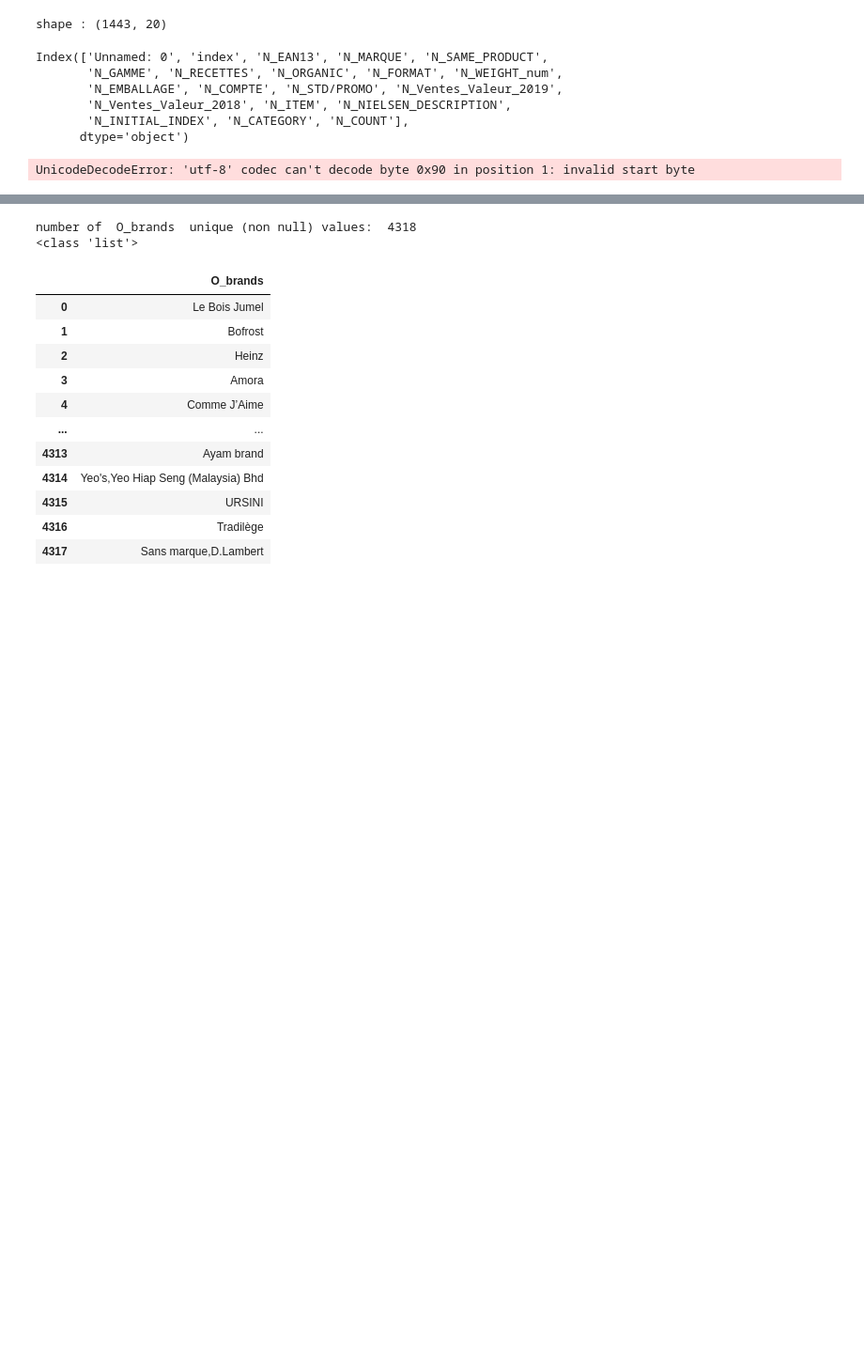
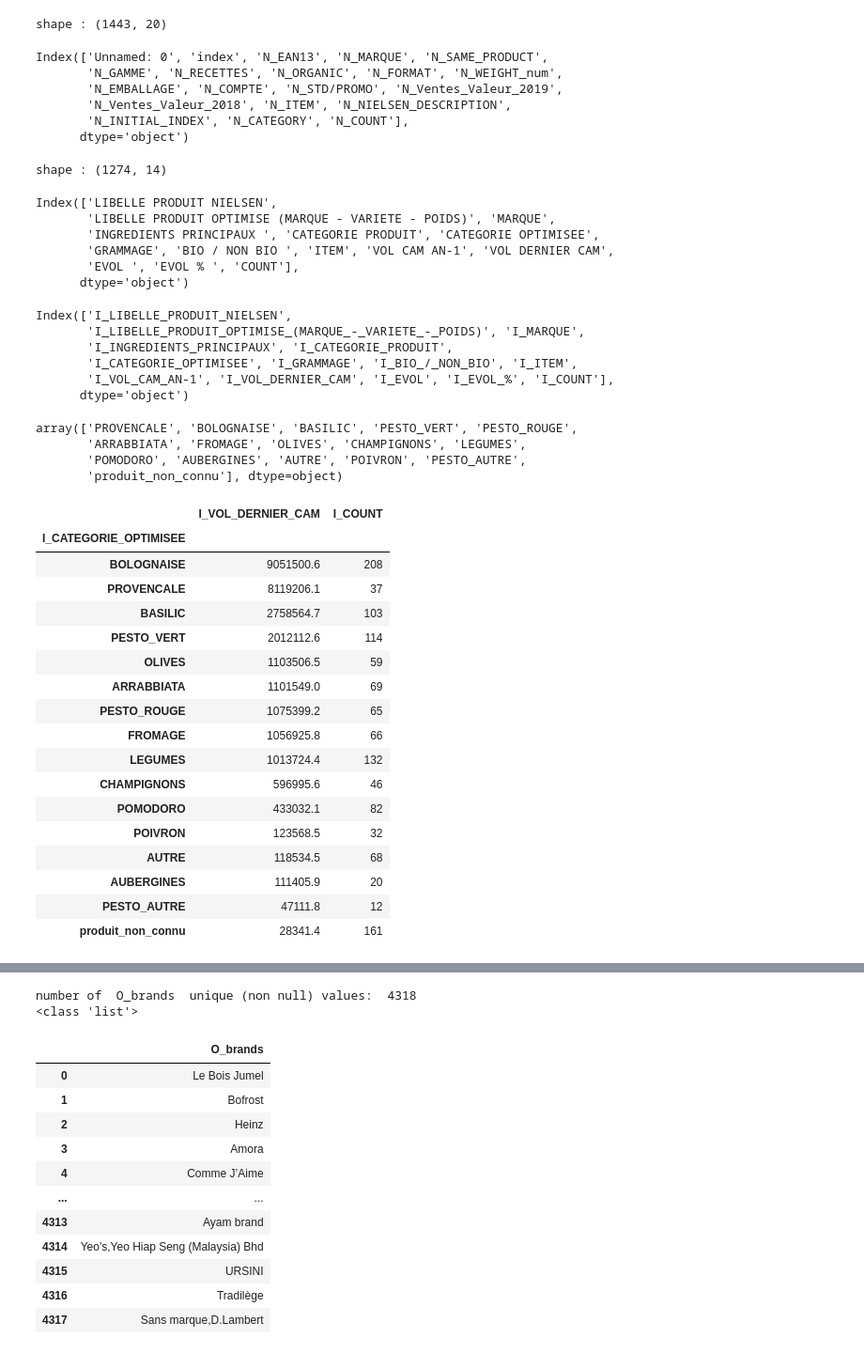
Before and after one commit to alex-toy/italians_do_it_better, a Jupyter notebook: M_MERGE/PRODUCT_TRAINING_DATA_O_N.ipynb, the cells around one changed output, grey strips where cells are left out. Shown at 94% size. Saved outputs shown, nothing was run; the diff lists cells and outputs as text; code cells hidden in the pictures; blank space fills up the shorter version.

```diff
--- a/M_MERGE/PRODUCT_TRAINING_DATA_O_N.ipynb
+++ b/M_MERGE/PRODUCT_TRAINING_DATA_O_N.ipynb
@@ -113,14 +113,40 @@ Index(['Unnamed: 0', 'index', 'N_EAN13', 'N_MARQUE', 'N_SAME_PRODUCT',
 ###################################################
 # 2.2) load labelled data from Italians do it better (fichier Marine)
 
-df_I_PROD=pd.read_csv('../I_ITALIANS/Categories_produits_italians.xlsx',header=4)
+df_I_PROD=pd.read_excel('../I_ITALIANS/Categories_produits_italians_OPTIMISEES.xlsx',header=4)
+df_I_PROD.rename(columns={'CODE EAN ' : 'ITEM'}, inplace=True)
+df_I_PROD['COUNT'] = 1
 print('shape :',df_I_PROD.shape)
+df_I_PROD.columns
 # %% [output]
-UnicodeDecodeError: 'utf-8' codec can't decode byte 0x90 in position 1: invalid start byte
+shape : (1274, 14)
+Index(['LIBELLE PRODUIT NIELSEN',
+       'LIBELLE PRODUIT OPTIMISE (MARQUE - VARIETE - POIDS)', 'MARQUE',
+       'INGREDIENTS PRINCIPAUX ', 'CATEGORIE PRODUIT', 'CATEGORIE OPTIMISEE',
+       'GRAMMAGE', 'BIO / NON BIO ', 'ITEM', 'VOL CAM AN-1', 'VOL DERNIER CAM',
+       'EVOL ', 'EVOL % ', 'COUNT'],
+      dtype='object')
+# %%
+#Adding I_ in front of each column name
+if not df_I_PROD.columns[0][0:2] == 'I_' :
+    for c in df_I_PROD.columns :
+        temp_col=c.strip().replace(' ', '_')
+        df_I_PROD.rename(columns={c : 'I_' + temp_col}, inplace=True)
+df_I_PROD.columns
+# %% [output]
+Index(['I_LIBELLE_PRODUIT_NIELSEN',
+       'I_LIBELLE_PRODUIT_OPTIMISE_(MARQUE_-_VARIETE_-_POIDS)', 'I_MARQUE',
+       'I_INGREDIENTS_PRINCIPAUX', 'I_CATEGORIE_PRODUIT',
+       'I_CATEGORIE_OPTIMISEE', 'I_GRAMMAGE', 'I_BIO_/_NON_BIO', 'I_ITEM',
+       'I_VOL_CAM_AN-1', 'I_VOL_DERNIER_CAM', 'I_EVOL', 'I_EVOL_%', 'I_COUNT'],
+      dtype='object')
 # %%
-#CLEANING UP COLUMNS
-for col in column_str :
-    df_I_PROD[col] = df_I_PROD[col].str.strip()
-    df_I_PROD[col] = df_I_PROD[col].str.replace('\s', '_', regex=True)
-    df_I_PROD[col] = df_I_PROD[col].str.replace('_+', '_', regex=True)
-df_N_ALL.columns
+df_I_PROD['I_CATEGORIE_OPTIMISEE'] = df_I_PROD['I_CATEGORIE_OPTIMISEE'].str.strip()
+df_I_PROD['I_CATEGORIE_OPTIMISEE'] = df_I_PROD['I_CATEGORIE_OPTIMISEE'].str.replace('\s', '_', regex=True)
+#df_I_PROD[col] = df_I_PROD[col].str.replace('_+', '_', regex=True)
+df_I_PROD['I_CATEGORIE_OPTIMISEE'].unique()
+# %% [output]
+array(['PROVENCALE', 'BOLOGNAISE', 'BASILIC', 'PESTO_VERT', 'PESTO_ROUGE',
+       'ARRABBIATA', 'FROMAGE', 'OLIVES', 'CHAMPIGNONS', 'LEGUMES',
+       'POMODORO', 'AUBERGINES', 'AUTRE', 'POIVRON', 'PESTO_AUTRE',
+       'produit_non_connu'], dtype=object)
@@ -133,0 +153,22 @@ df_LABELS=df_I_PROD[['EAN13','CATEGORIE PRODUIT']]
+# %%
+# VOLUME BY PRODUCT CATEGORY
+df_I_PROD[['I_CATEGORIE_OPTIMISEE','I_VOL_DERNIER_CAM','I_COUNT']].groupby(by=['I_CATEGORIE_OPTIMISEE']).sum().sort_values(by='I_VOL_DERNIER_CAM',ascending=False)
+# %% [output]
+|  | I_VOL_DERNIER_CAM | I_COUNT |
+| I_CATEGORIE_OPTIMISEE |  |  |
+| BOLOGNAISE | 9051500.6 | 208 |
+| PROVENCALE | 8119206.1 | 37 |
+| BASILIC | 2758564.7 | 103 |
+| PESTO_VERT | 2012112.6 | 114 |
+| OLIVES | 1103506.5 | 59 |
+| ARRABBIATA | 1101549.0 | 69 |
+| PESTO_ROUGE | 1075399.2 | 65 |
+| FROMAGE | 1056925.8 | 66 |
+| LEGUMES | 1013724.4 | 132 |
+| CHAMPIGNONS | 596995.6 | 46 |
+| POMODORO | 433032.1 | 82 |
+| POIVRON | 123568.5 | 32 |
+| AUTRE | 118534.5 | 68 |
+| AUBERGINES | 111405.9 | 20 |
+| PESTO_AUTRE | 47111.8 | 12 |
+| produit_non_connu | 28341.4 | 161 |
```
Also changed, not shown: parts of 13 cells of this notebook, 3 other files.
